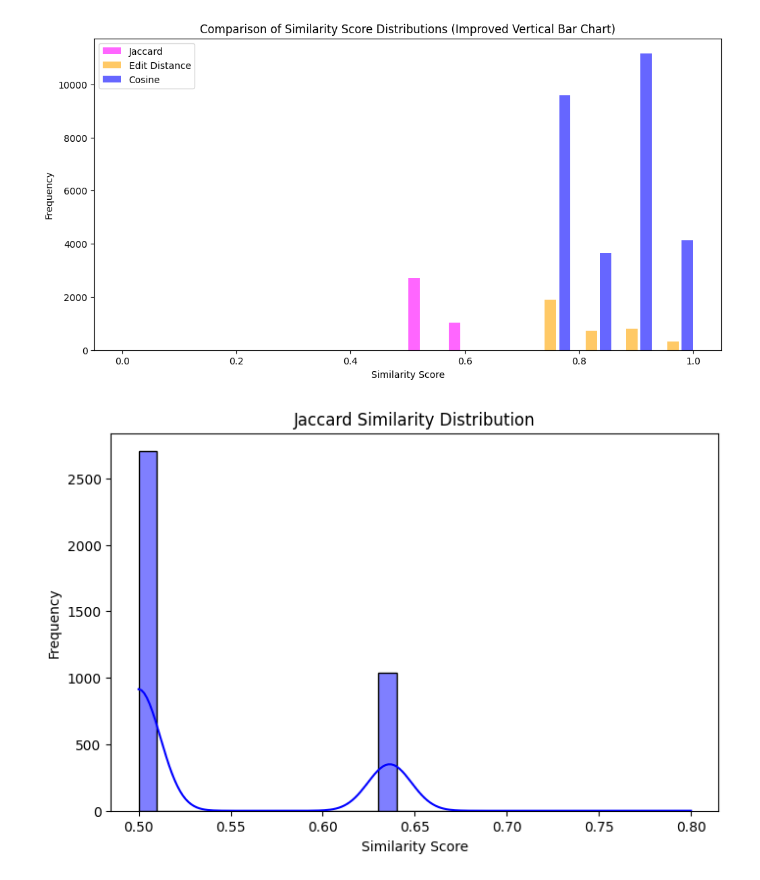
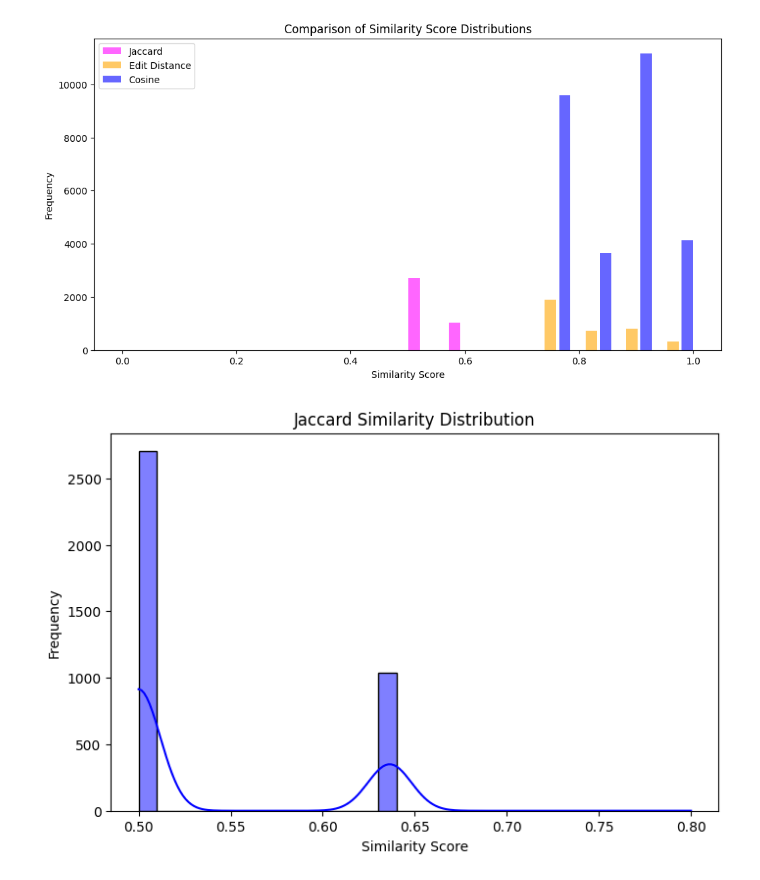
Before and after one commit to maggie-changg/dsci550-assignment1, a Jupyter notebook: Task 6 - Tika-Similarity/Visualization.ipynb, the cells around one changed output. Saved outputs shown, nothing was run; the diff lists cells and outputs as text; code cells hidden in the pictures.

```diff
--- a/Task 6 - Tika-Similarity/Visualization.ipynb
+++ b/Task 6 - Tika-Similarity/Visualization.ipynb
@@ -30,33 +17,42 @@ def plot_spaced_vertical_similarity_bars(jaccard_df, edit_df, cosine_df):
     plt.figure(figsize=(12, 6))
 
     # Define bins for uniform alignment
     bins = np.linspace(0, 1, 15)  # Fewer bins for better readability
 
     # Create histograms but store frequency counts to use as bars
     jaccard_counts, bin_edges = np.histogram(jaccard_df["Similarity_score"], bins=bins)
     edit_counts, _ = np.histogram(edit_df["Similarity_score"], bins=bins)
     cosine_counts, _ = np.histogram(cosine_df["Similarity_score"], bins=bins)
 
     # Calculate bin centers for positioning the bars
     bin_centers = (bin_edges[:-1] + bin_edges[1:]) / 2
 
     # Define bar width and spacing
     bar_width = 0.02  # Makes bars thinner for readability
     spacing = 0.025  # Space between different similarity methods
 
     # Create vertical bars with spacing
     plt.bar(bin_centers - spacing, jaccard_counts, width=bar_width, color="magenta", label="Jaccard", alpha=0.6)
     plt.bar(bin_centers, edit_counts, width=bar_width, color="orange", label="Edit Distance", alpha=0.6)
     plt.bar(bin_centers + spacing, cosine_counts, width=bar_width, color="blue", label="Cosine", alpha=0.6)
 
     # Labels and title
     plt.xlabel("Similarity Score")
     plt.ylabel("Frequency")
-    plt.title("Comparison of Similarity Score Distributions (Improved Vertical Bar Chart)")
+    plt.title("Comparison of Similarity Score Distributions")
     plt.legend()
+
+    # Define save path
+    save_path = os.path.join("../Task 6 - Tika-Similarity/data/similarity_score_distribution.png")
+
+    # Save the figure as PNG
+    plt.savefig(save_path, bbox_inches="tight", dpi=300)
+
+    # Show the plot
     plt.show()
 
+# Run the function
 plot_spaced_vertical_similarity_bars(jaccard_df, edit_df, cosine_df)
 # %% [output]
-[figure, old version]
+[figure, new version]
 # %%
```
Also changed, not shown: parts of 14 cells of this notebook, 8 other files.
